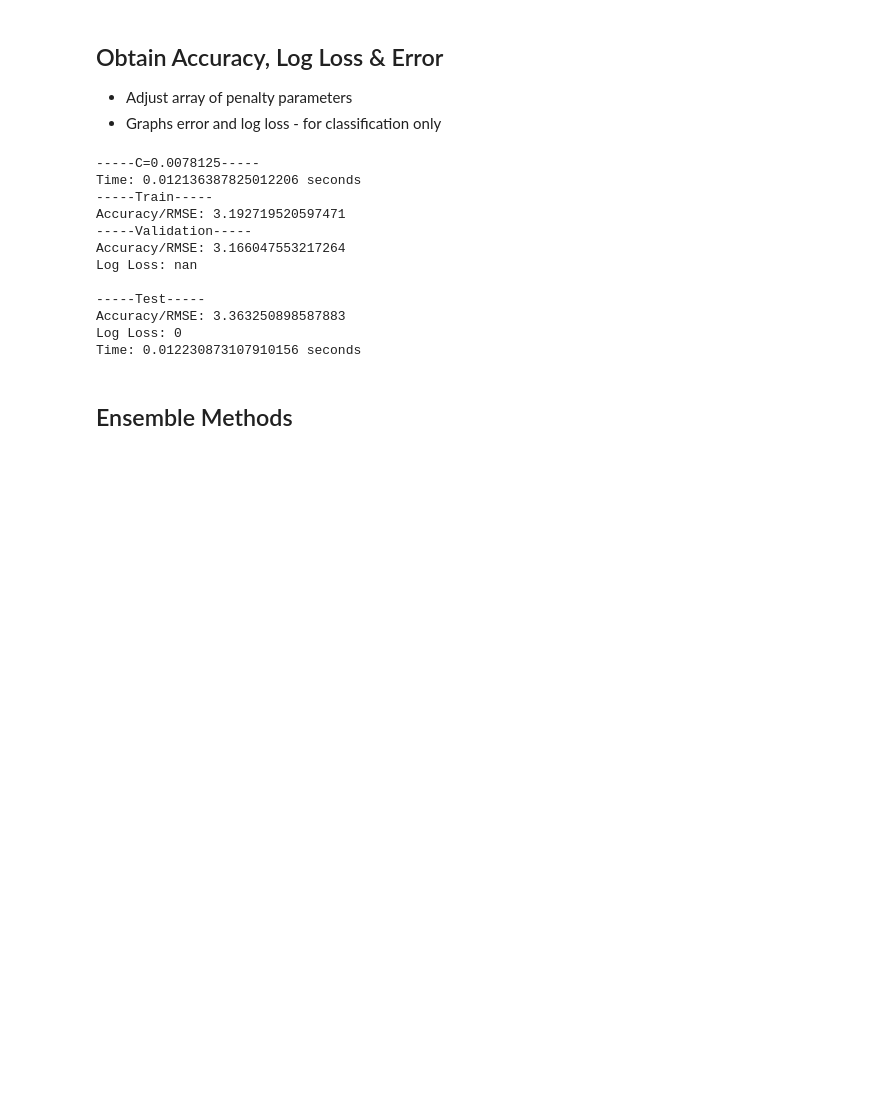
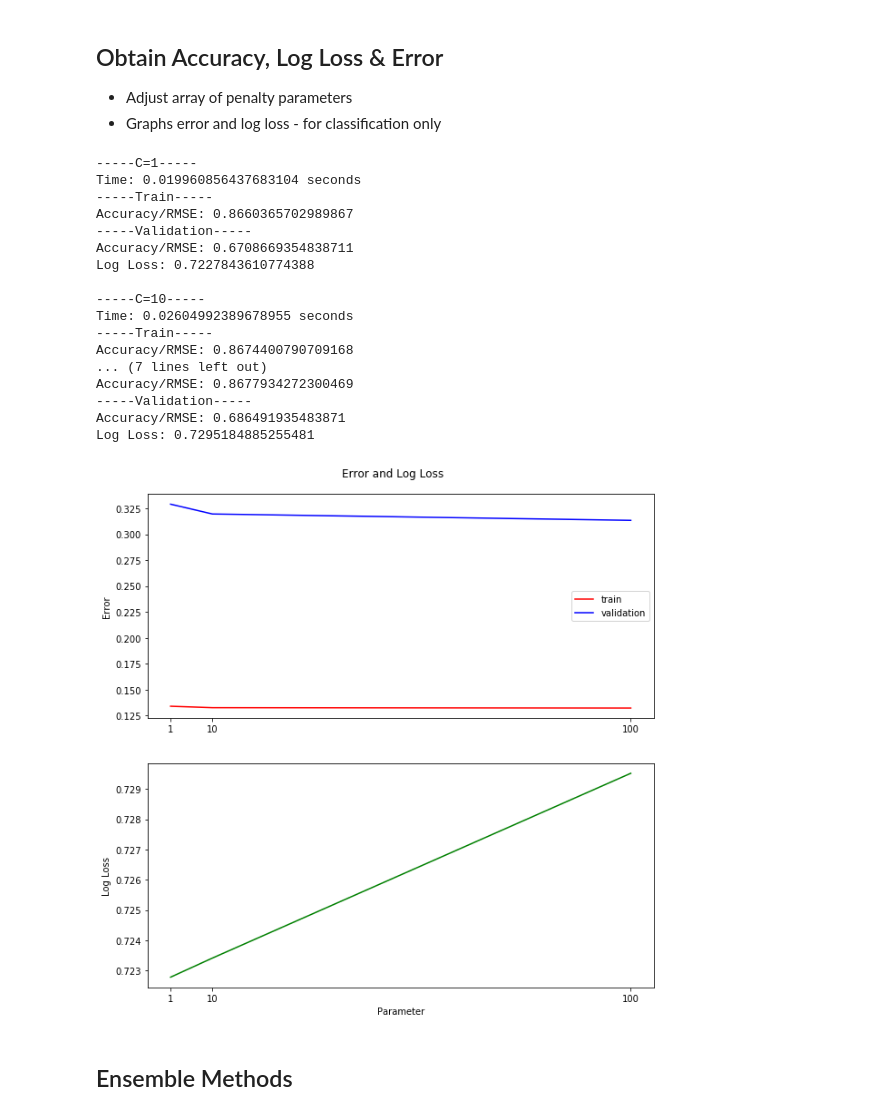
Before and after one commit to matraj/me522, a Jupyter notebook: Project Paper Code.ipynb, the cells around one changed output. Saved outputs shown, nothing was run; the diff lists cells and outputs as text; code cells hidden in the pictures; blank space fills up the shorter version.

Commit message:
Fixed label issue

```diff
--- a/Project Paper Code.ipynb
+++ b/Project Paper Code.ipynb
@@ -38,13 +38,13 @@ from sklearn.ensemble import RandomForestClassifier, AdaBoostClassifier, VotingC
 * Set parameters
 # %%
 # 1. set dataset
-ENABLE_POR_DATA = True     # set Portugese course dataset
-ENABLE_MAT_DATA = False    # set Math course dataset
+ENABLE_POR_DATA = False     # set Portugese course dataset
+ENABLE_MAT_DATA = True    # set Math course dataset
 
 # 2. set supervised approach for G3
 ENABLE_BINARY_TARGET = False       # sets G3 to binary
-ENABLE_5LEVEL_TARGET = False        # set G3 to five-level scale
-ENABLE_REGRESSION_TARGET = True   # set G3 to current state for regression
+ENABLE_5LEVEL_TARGET = True        # set G3 to five-level scale
+ENABLE_REGRESSION_TARGET = False   # set G3 to current state for regression
 
 # 3. set dimensionaltiy reduction method - set both to false for none
 ENABLE_PCN = False
@@ -138,6 +138,9 @@ np.random.shuffle(dataset)
 # find col length
 num_cols = dataset.shape[1]
 
+# labels of Y
+labels = []
+
 # split one-hot encoded attributes (X) and G3 (Y)
 X = oneHotEncode(dataframe, num_cols)
 X_tst = oneHotEncode(dataframe_test, num_cols)
@@ -146,9 +149,11 @@ X_tst = oneHotEncode(dataframe_test, num_cols)
 if (ENABLE_BINARY_TARGET):
     Y = convertToBinary(dataframe, num_cols).astype('int')
     Y_tst = convertToBinary(dataframe_test, num_cols).astype('int')
+    labels = [0, 1]
 elif (ENABLE_5LEVEL_TARGET):
     Y = convertToFiveLevel(dataframe, num_cols).astype('int')
     Y_tst = convertToFiveLevel(dataframe_test, num_cols).astype('int')
+    labels = [0, 1, 2, 3, 4]
 elif (ENABLE_REGRESSION_TARGET):
     Y = dataset[:,num_cols-1].astype('int')
     Y_tst = dataset_test[:,num_cols-1].astype('int')
@@ -216,7 +221,7 @@ def kFoldValidation(n_comp, penalty, n_splits=10):
         train_accuracy = calcMetric(Y_train, predicted)
 
         # log loss calculation - for classification only
-        if(not ENABLE_REGRESSION_TARGET): log_loss_results.append(log_loss(Y_val, clf.predict_proba(X_val)))
+        if(not ENABLE_REGRESSION_TARGET): log_loss_results.append(log_loss(Y_val, clf.predict_proba(X_val), labels=labels))
 
         val_results.append(val_accuracy)
         train_results.append(train_accuracy)
@@ -265,7 +270,7 @@ def looValidation(n_comp, penalty):
         time_log.append(time()-start)
 
     # log loss calculation - for classification only
-    if(not ENABLE_REGRESSION_TARGET): log_loss_value = log_loss(Y, Y_test_prob)
+    if(not ENABLE_REGRESSION_TARGET): log_loss_value = log_loss(Y, Y_test_prob, labels=labels)
 
     return np.mean(train_results, axis = 0), np.mean(val_results, axis = 0), log_loss_value, np.mean(time_log, axis = 0)
 # %% [markdown]
@@ -337,8 +342,8 @@ n_comp = 5
 # input parameter iterations - can tune other params in classifer selection method above
 if(not ENABLE_TEST):
     # hyperparams = [None]
-    hyperparams = [1, 10, 100, 1000, 10000]
-else: hyperparams = [2**(-7)] # input best parameter for test
+    hyperparams = [1, 10, 100]
+else: hyperparams = [10] # input best parameter for test
 
 # results array format: [[train], [validation], [log loss]]
 results = [[],[],[]]
@@ -347,7 +352,7 @@ results = [[],[],[]]
 for penalty in hyperparams:
 
     if (ENABLE_KFOLD): train_res, val_res, log_loss_val, time_val = kFoldValidation(n_comp, penalty, 10)
-    elif (ENABLE_LOO): train_res, val_res, test_res, log_loss_val, time_val = looValidation(n_comp, penalty)
+    elif (ENABLE_LOO): train_res, val_res, log_loss_val, time_val = looValidation(n_comp, penalty)
 
     # save error, RMSE, log loss for each penalty for graph
     if (not ENABLE_REGRESSION_TARGET):
@@ -386,41 +391,47 @@ if(not ENABLE_REGRESSION_TARGET and len(hyperparams) > 1):
     axarr[0].plot(hyperparams, results[0], color='r', label='train')
     axarr[0].plot(hyperparams, results[1], color='b', label='validation')
     axarr[0].set_xticks(hyperparams)
     axarr[0].legend()
 
     # subplot 2: log loss plot
     axarr[1].set_ylabel('Log Loss')
     axarr[1].plot(hyperparams, results[2], color='g', label='log loss')
     axarr[1].set_xticks(hyperparams)
     axarr[1].set_xlabel('Parameter')
     plt.show()
 
 # create RMSE graph for penalty iterations - regression only
 if(ENABLE_REGRESSION_TARGET and len(hyperparams) > 1):
     f, axarr = plt.subplots(sharex=False)
     f.suptitle('RMSE', y = 0.92)
     f.set_size_inches(10, 5)
 
     # subplot 1: RMSE plot
     axarr.set_ylabel('RMSE')
     axarr.plot(hyperparams, results[0], color='r', label='train')
     axarr.plot(hyperparams, results[1], color='b', label='validation')
     axarr.set_xticks(hyperparams)
     axarr.set_xlabel('Parameter')
     axarr.legend()
     plt.show()
 # %% [output]
------C=0.0078125-----
-Time: 0.012136387825012206 seconds
+-----C=1-----
+Time: 0.019960856437683104 seconds
 -----Train-----
-Accuracy/RMSE: 3.192719520597471
+Accuracy/RMSE: 0.8660365702989867
 -----Validation-----
-Accuracy/RMSE: 3.166047553217264
-Log Loss: nan
+Accuracy/RMSE: 0.6708669354838711
+Log Loss: 0.7227843610774388
 
------Test-----
-Accuracy/RMSE: 3.363250898587883
-Log Loss: 0
-Time: 0.012230873107910156 seconds
+-----C=10-----
+Time: 0.02604992389678955 seconds
+-----Train-----
+Accuracy/RMSE: 0.8674400790709168
+... (7 lines left out)
+Accuracy/RMSE: 0.8677934272300469
+-----Validation-----
+Accuracy/RMSE: 0.686491935483871
+Log Loss: 0.7295184885255481
+[figure, added]
 # %% [markdown]
 ## Ensemble Methods
```
Also changed, not shown: parts of 2 cells of this notebook.
